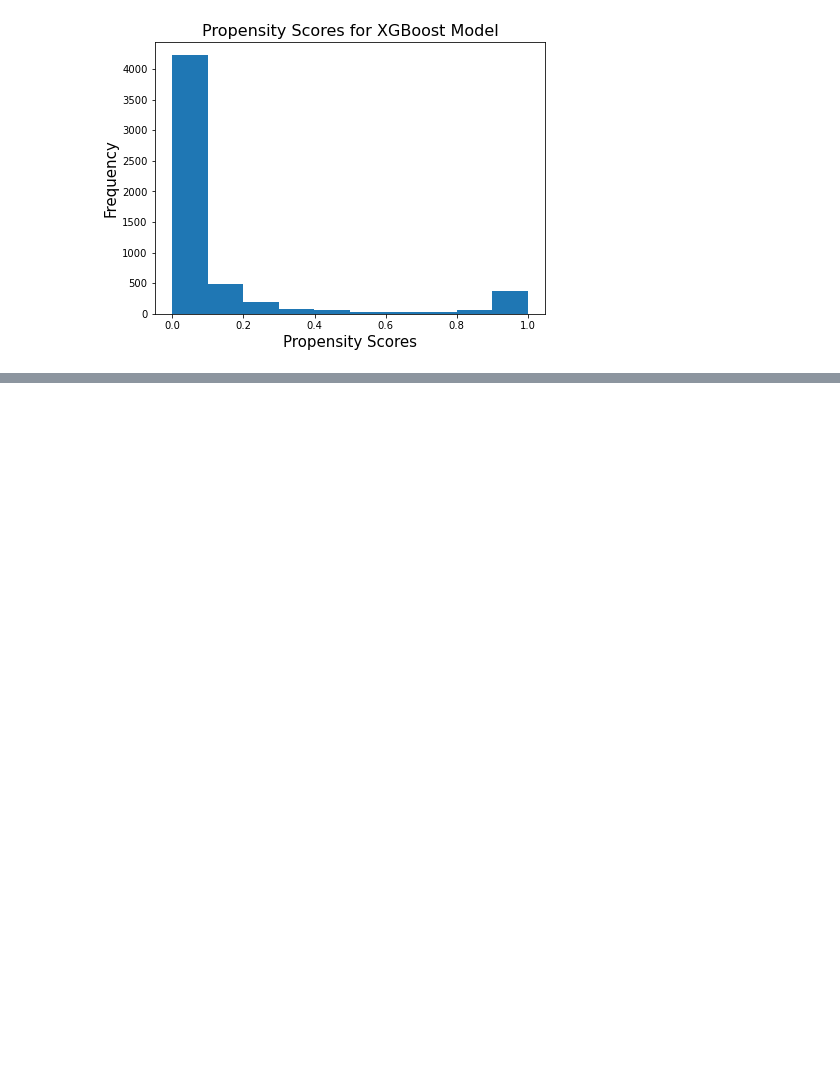
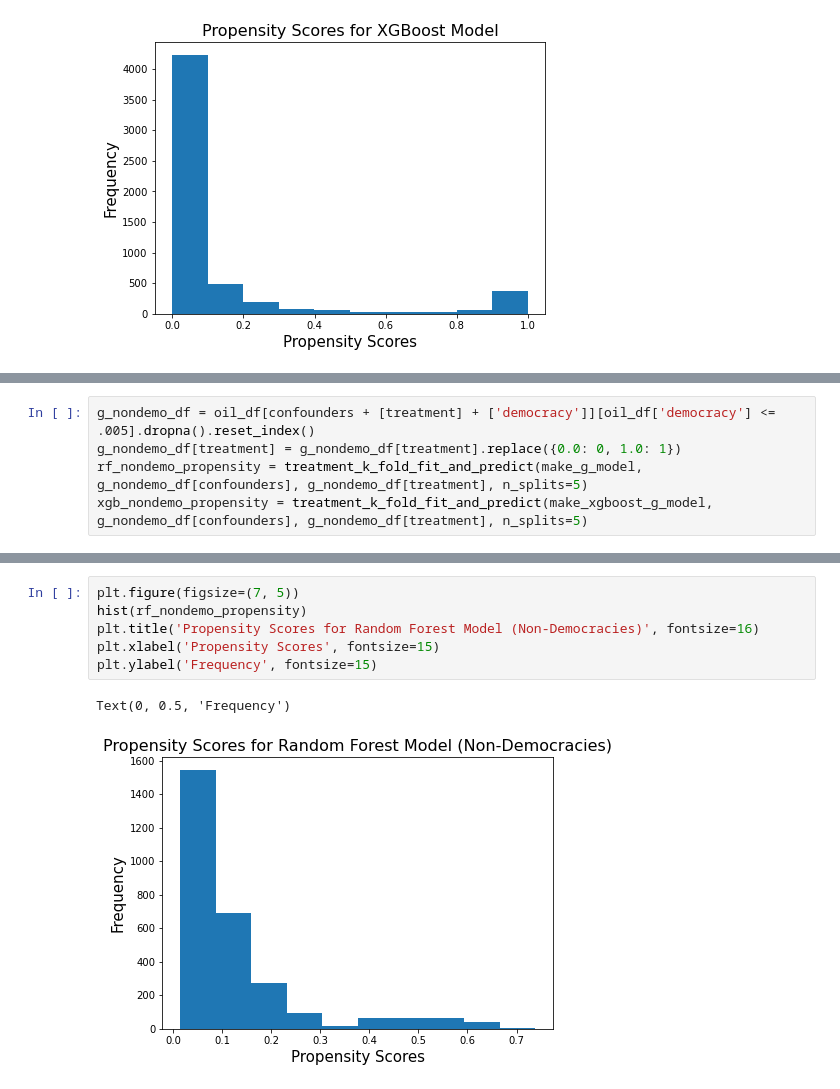
Before and after one commit to wanranzhao/STAT27420-final-code, a Jupyter notebook: Code/model_fitting.ipynb, the cells around one changed output, grey strips where cells are left out. Saved outputs shown, nothing was run; the diff lists cells and outputs as text; blank space fills up the shorter version.

```diff
--- a/Code/model_fitting.ipynb
+++ b/Code/model_fitting.ipynb
@@ -646,0 +743,5 @@ a.loc[b[b > .005].index]
+# %%
+g_nondemo_df = oil_df[confounders + [treatment] + ['democracy']][oil_df['democracy'] <= .005].dropna().reset_index()
+g_nondemo_df[treatment] = g_nondemo_df[treatment].replace({0.0: 0, 1.0: 1})
+rf_nondemo_propensity = treatment_k_fold_fit_and_predict(make_g_model, g_nondemo_df[confounders], g_nondemo_df[treatment], n_splits=5)
+xgb_nondemo_propensity = treatment_k_fold_fit_and_predict(make_xgboost_g_model, g_nondemo_df[confounders], g_nondemo_df[treatment], n_splits=5)
@@ -646,0 +766,9 @@ a.loc[b[b > .005].index]
+# %%
+plt.figure(figsize=(7, 5))
+hist(rf_nondemo_propensity)
+plt.title('Propensity Scores for Random Forest Model (Non-Democracies)', fontsize=16)
+plt.xlabel('Propensity Scores', fontsize=15)
+plt.ylabel('Frequency', fontsize=15)
+# %% [output]
+Text(0, 0.5, 'Frequency')
+[figure, added]
```
Also changed, not shown: parts of 18 cells of this notebook, 2 other files.
